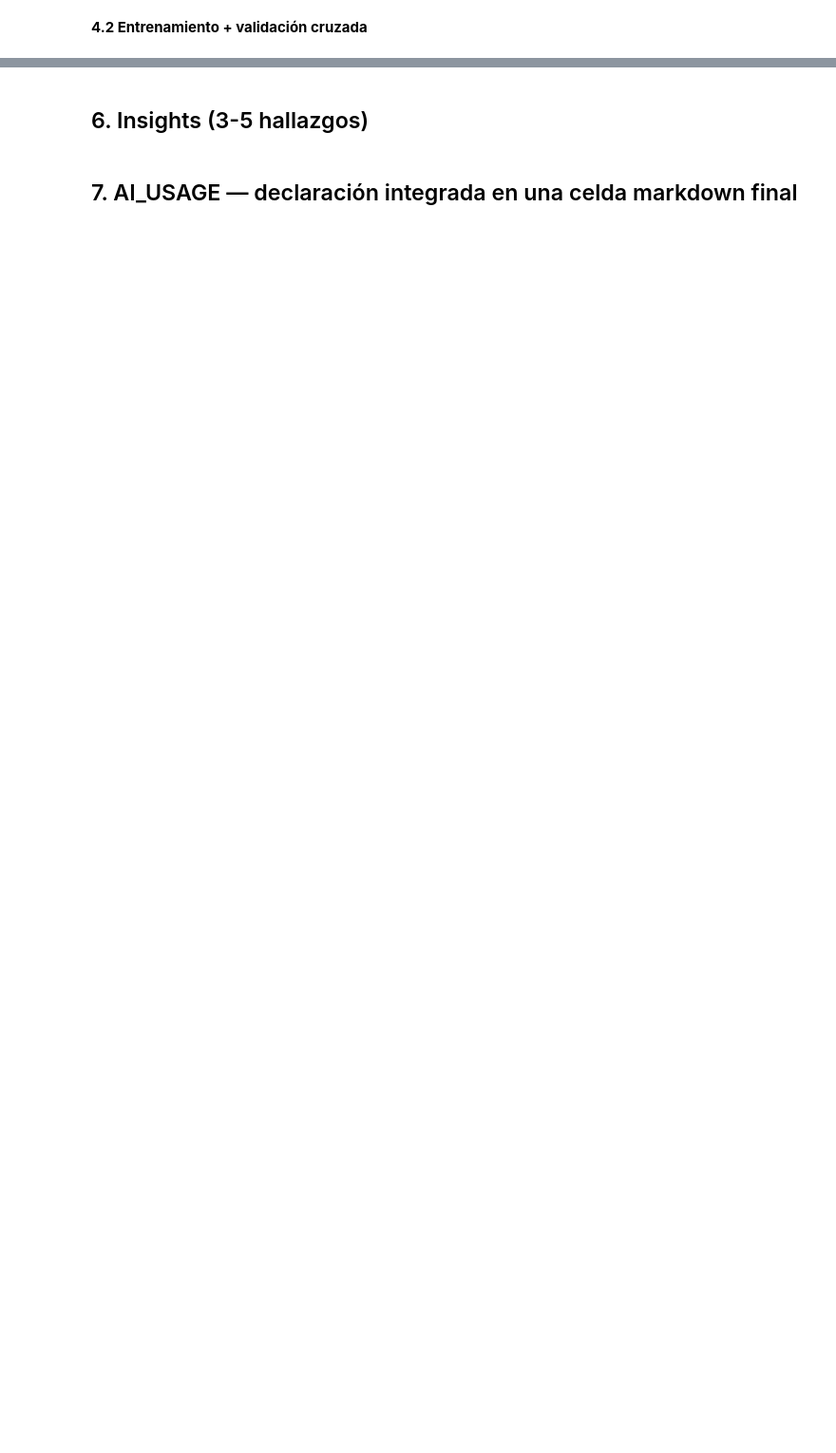
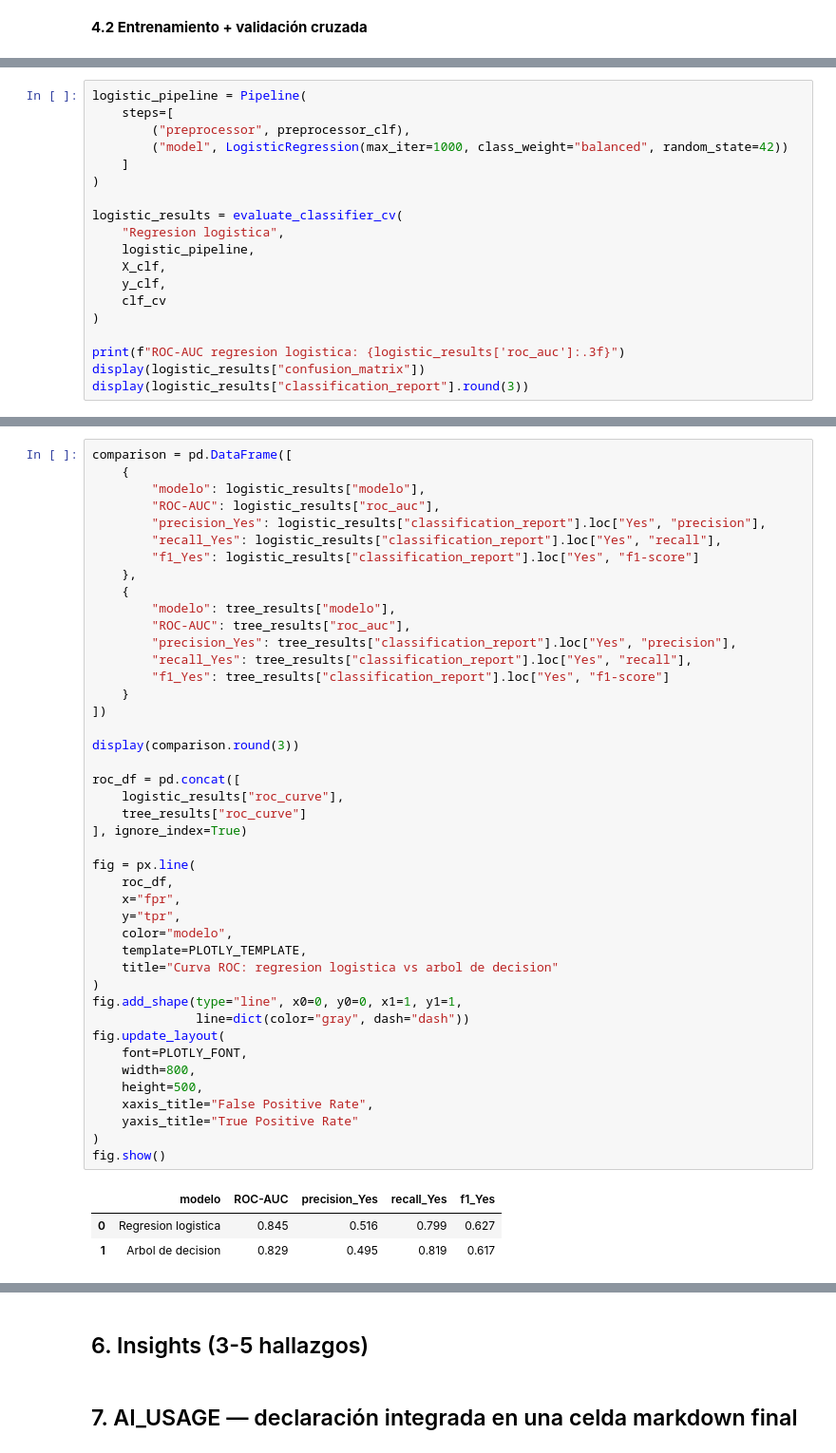
Before and after one commit to Esparrago23/Regresi-n-y-Clasificaci-n-sobre-Telco-Churn, a Jupyter notebook: notebook.ipynb, the cells around one changed output, grey strips where cells are left out. Shown at 95% size. Saved outputs shown, nothing was run; the diff lists cells and outputs as text; blank space fills up the shorter version.

```diff
--- a/notebook.ipynb
+++ b/notebook.ipynb
@@ -289,0 +448,19 @@ preprocessor_clf = ColumnTransformer(
+# %%
+logistic_pipeline = Pipeline(
+    steps=[
+        ("preprocessor", preprocessor_clf),
+        ("model", LogisticRegression(max_iter=1000, class_weight="balanced", random_state=42))
+    ]
+)
+
+logistic_results = evaluate_classifier_cv(
+    "Regresion logistica",
+    logistic_pipeline,
+    X_clf,
+    y_clf,
+    clf_cv
+)
+
+print(f"ROC-AUC regresion logistica: {logistic_results['roc_auc']:.3f}")
+display(logistic_results["confusion_matrix"])
+display(logistic_results["classification_report"].round(3))
@@ -291,0 +511,47 @@ preprocessor_clf = ColumnTransformer(
+# %%
+comparison = pd.DataFrame([
+    {
+        "modelo": logistic_results["modelo"],
+        "ROC-AUC": logistic_results["roc_auc"],
+        "precision_Yes": logistic_results["classification_report"].loc["Yes", "precision"],
+        "recall_Yes": logistic_results["classification_report"].loc["Yes", "recall"],
+        "f1_Yes": logistic_results["classification_report"].loc["Yes", "f1-score"]
+    },
+    {
+        "modelo": tree_results["modelo"],
+        "ROC-AUC": tree_results["roc_auc"],
+        "precision_Yes": tree_results["classification_report"].loc["Yes", "precision"],
+        "recall_Yes": tree_results["classification_report"].loc["Yes", "recall"],
+        "f1_Yes": tree_results["classification_report"].loc["Yes", "f1-score"]
+    }
+])
+
+display(comparison.round(3))
+
+roc_df = pd.concat([
+    logistic_results["roc_curve"],
+    tree_results["roc_curve"]
+], ignore_index=True)
+
+fig = px.line(
+    roc_df,
+    x="fpr",
+    y="tpr",
+    color="modelo",
+    template=PLOTLY_TEMPLATE,
+    title="Curva ROC: regresion logistica vs arbol de decision"
+)
+fig.add_shape(type="line", x0=0, y0=0, x1=1, y1=1,
+              line=dict(color="gray", dash="dash"))
+fig.update_layout(
+    font=PLOTLY_FONT,
+    width=800,
+    height=500,
+    xaxis_title="False Positive Rate",
+    yaxis_title="True Positive Rate"
+)
+fig.show()
+# %% [output]
+|  | modelo | ROC-AUC | precision_Yes | recall_Yes | f1_Yes |
+| 0 | Regresion logistica | 0.845 | 0.516 | 0.799 | 0.627 |
+| 1 | Arbol de decision | 0.829 | 0.495 | 0.819 | 0.617 |
```
Also changed, not shown: parts of 17 cells of this notebook, 1 other file.
